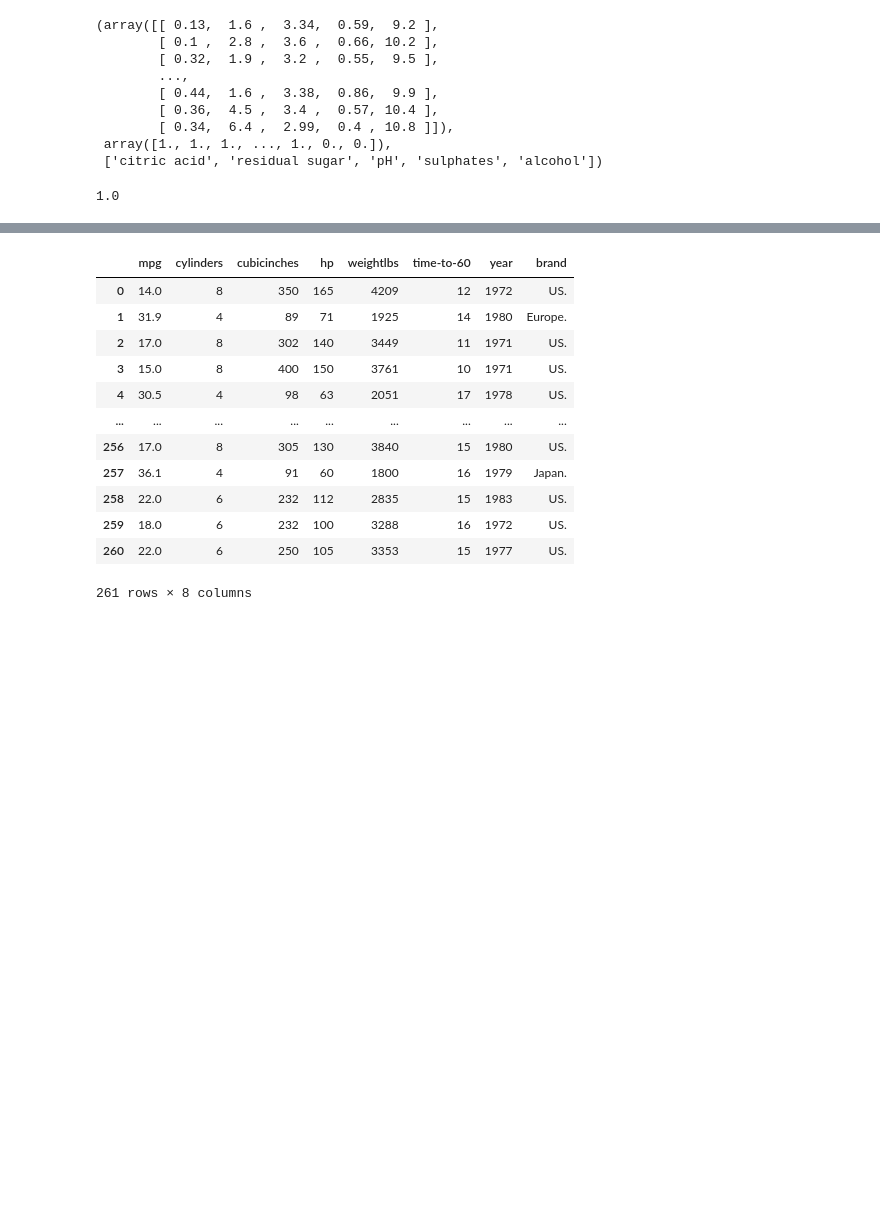
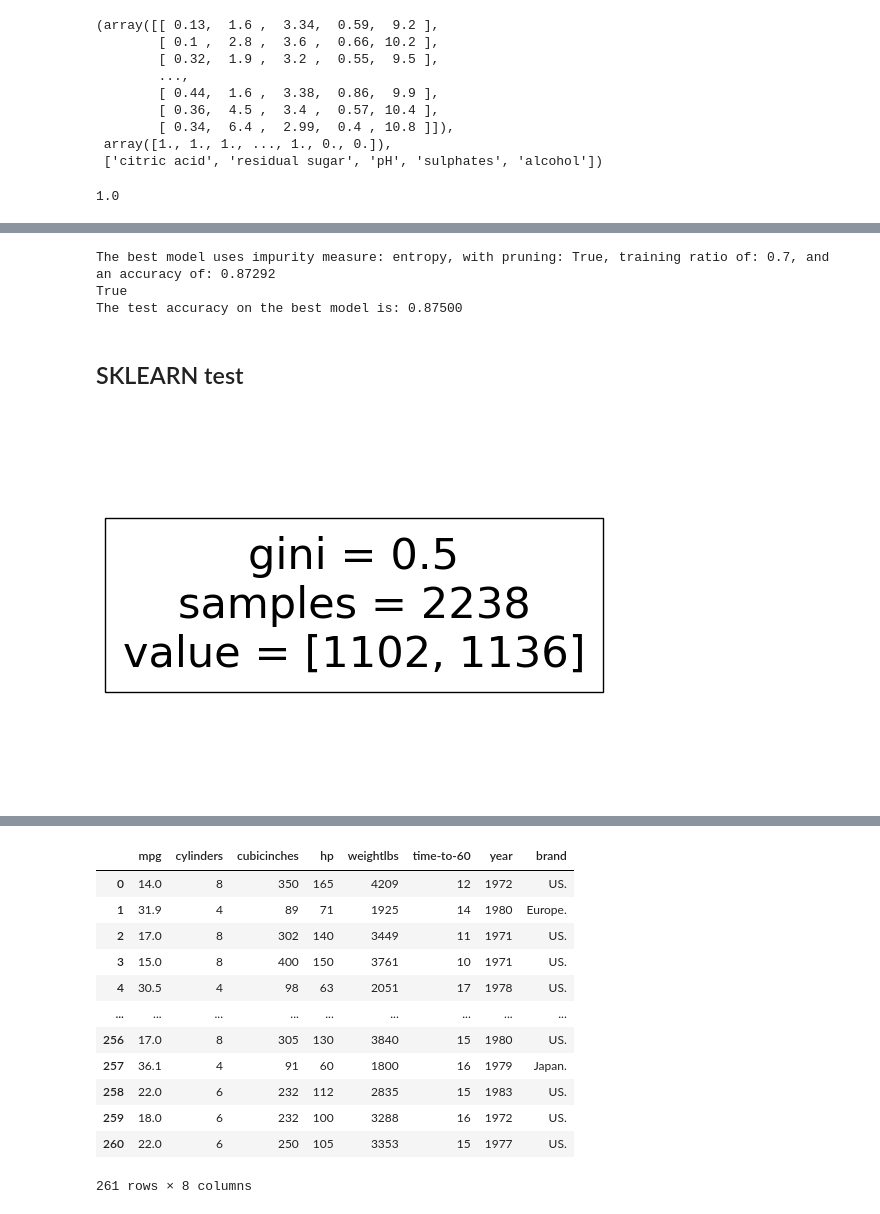
Before and after one commit to ei1000/INF264, a Jupyter notebook: innlevering1.ipynb, the cells around one changed output, grey strips where cells are left out. Drawn from its saved outputs; the diff is of its cells as text; code cells hidden in the pictures; blank space fills up the shorter version.

```diff
--- a/innlevering1.ipynb
+++ b/innlevering1.ipynb
@@ -201,7 +202,7 @@ def predict(data_point, tree):
         return tree.value
     #print(tree.value)
 # %%
-def accuracy(data, labels, tree):
+def tree_accuracy(data, labels, tree):
     labels_len = len(labels)
     if labels_len == 0:
         return 0
@@ -248,7 +249,7 @@ def prune(data, labels, tree, impurity_measure = 'entropy'):
 
         #Accuracy of either splitting or giving hard label
         for label in np.unique(labels):
-            if predict_flat_label(data, labels, prediction=tree.majority_label) > accuracy(data, labels, tree):
+            if predict_flat_label(data, labels, prediction=tree.majority_label) > tree_accuracy(data, labels, tree):
                 #print('true')
                 #print(tree.value, left[1], right[1], predict_flat_label(data, labels, prediction=label), accuracy(data, labels, tree))
                 tree.value = tree.majority_label
@@ -258,16 +259,16 @@ def prune(data, labels, tree, impurity_measure = 'entropy'):
 # The main learning algorithm
 # %%
 #Using the id3 algorithm to return a decision tree.
-def learn(X, y, impurity_measure='entropy', pruning="false", ratio=0.8):
+def learn(X, y, impurity_measure='entropy', pruning=False, train_ratio=0.8):
     #Making the root for the tree
     tree = Tree()
 
     #Checking whether the pruning is true
-    if pruning == 'True':
+    if pruning == True:
         #Now we need to split the data
-        ratio = ratio
-        X_train, X_prune = np.split(X, [int(ratio*len(X))])
-        y_train, y_prune = np.split(y, [int(ratio*len(y))])
+        train_ratio = train_ratio
+        X_train, X_prune = np.split(X, [int(train_ratio*len(X))])
+        y_train, y_prune = np.split(y, [int(train_ratio*len(y))])
 
         #Making the tree with training data
         id3(X_train, y_train, tree, impurity_measure)
@@ -423,0 +420,29 @@ array([['sunny', 'sunny', 'sunny', 'sunny', 'sunny', 'rainy', 'rainy',
+# %%
+testing = np.array([best_ratio(X_train, y_train, X_val, y_val, impurity_measure='entropy'),
+                    best_ratio(X_train, y_train, X_val, y_val, impurity_measure= 'gini')])
+train_ratio, accuracy, impurity_measure, pruning = testing[np.argmax(testing[:, 1])]
+print(f'The best model uses impurity measure: {impurity_measure}, with pruning: {pruning}, training ratio of: {train_ratio}, and an accuracy of: {accuracy.astype(float):.5f}')
+print((pruning))
+best_tree = learn(X_train, y_train, impurity_measure=impurity_measure, pruning=(pruning=='True'), train_ratio=train_ratio.astype(float))
+print(f'The test accuracy on the best model is: {tree_accuracy(X_test, y_test, best_tree):.5f}')
+# %% [output]
+The best model uses impurity measure: entropy, with pruning: True, training ratio of: 0.7, and an accuracy of: 0.87292
+True
+The test accuracy on the best model is: 0.87500
+# %% [markdown]
+## SKLEARN test
+# %%
+clf = sk_tree.DecisionTreeClassifier(criterion="gini",)
+path = clf.cost_complexity_pruning_path(X_train, y_train)
+ccp_alphas, impurities = path.ccp_alphas, path.impurities
+clfs = []
+for ccp_alpha in ccp_alphas:
+    clf = sk_tree.DecisionTreeClassifier(random_state=0, ccp_alpha=ccp_alpha)
+    clf.fit(X_train, y_train)
+    clfs.append(clf)
+
+clf = clf.fit(X_train, y_train)
+sk_tree.plot_tree(clf)
+tree = learn(X_train, y_train, impurity_measure='gini')
+# %% [output]
+[figure, added]
```
Also changed, not shown: parts of 32 cells of this notebook.
